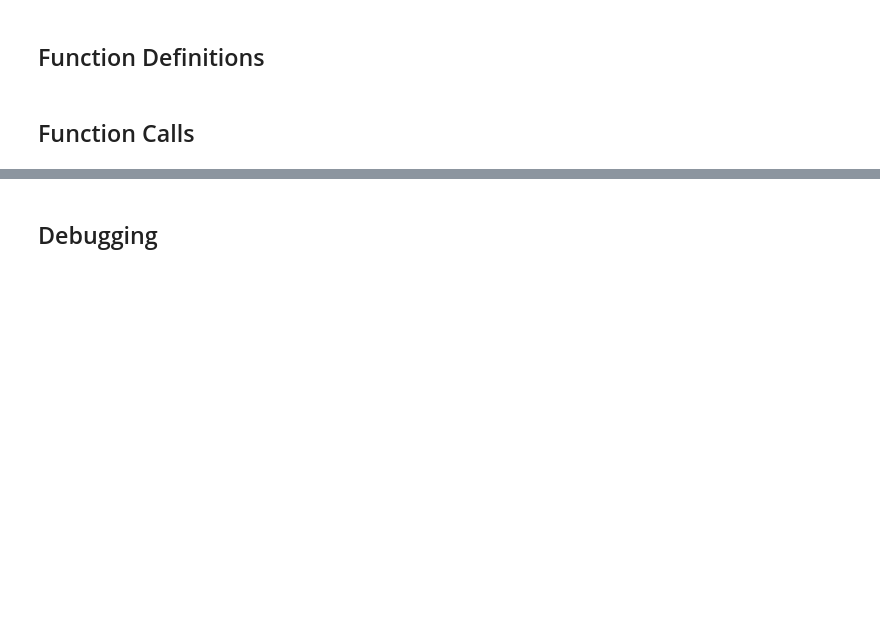
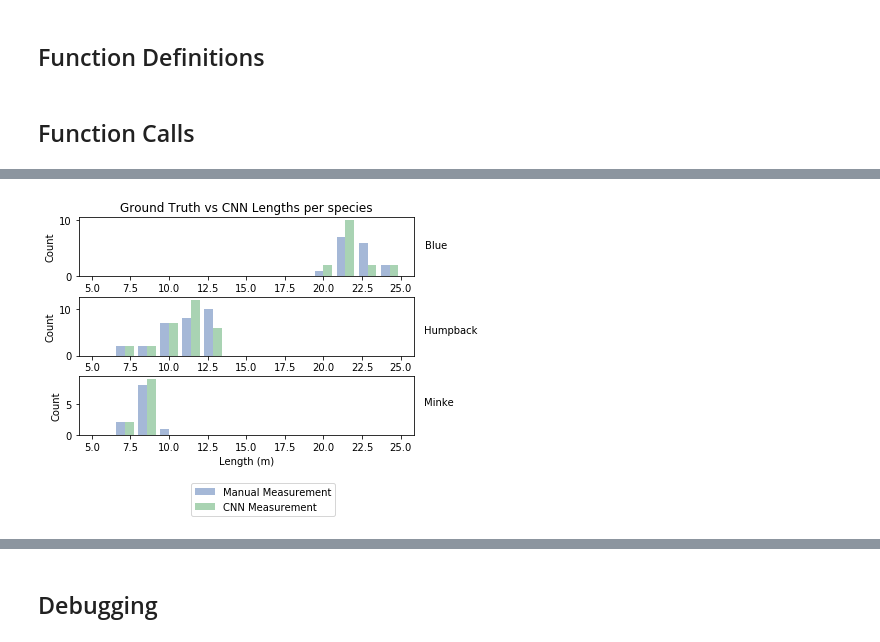
Before and after one commit to patrickcgray/cetacean_photogram, a Jupyter notebook: photogram.ipynb, the cells around one changed output, grey strips where cells are left out. Drawn from its saved outputs; the diff is of its cells as text; code cells hidden in the pictures; blank space fills up the shorter version.

```diff
--- a/photogram.ipynb
+++ b/photogram.ipynb
@@ -661,0 +917,49 @@ DSC00660.JPG
+# %%
+blue_gt = blues['Total Length (m)']
+blue_cnn = blues['detected_len']
+
+minke_gt = minkes['Total Length (m)']
+minke_cnn = minkes['detected_len']
+
+hump_gt = humpbacks['Total Length (m)']
+hump_cnn = humpbacks['detected_len']
+
+plt.xlabel('Length (m)')
+plt.ylabel('Count')
+
+
+bins = np.linspace(5, 25, 15)
+#bins = range(6, 25)
+plt.subplot(311)
+plt.hist([blue_gt, blue_cnn], bins, alpha=0.5,  label=['Ground Truth Measurement', 'CNN Measurement'])
+plt.title('Ground Truth vs CNN Lengths per species')
+plt.xlabel('Length (m)')
+plt.ylabel('Count')
+#plt.legend(loc="upper left", bbox_to_anchor=(1,1))
+
+plt.text(26.6,6.5,"Blue", verticalalignment="top")
+
+bins = np.linspace(5, 25, 15)
+plt.subplot(312)
+plt.hist([hump_gt, hump_cnn], bins, alpha=0.5, label=['Humpback Ground Truth', 'Humpback CNN'])
+plt.xlabel('Length (m)')
+plt.ylabel('Count')
+#plt.legend(loc="upper right")
+plt.text(26.5,6.5,"Humpback", verticalalignment="top")
+
+bins = np.linspace(5, 25, 15)
+plt.subplot(313)
+plt.hist([minke_gt, minke_cnn], bins, alpha=0.5,label=['Manual Measurement', 'CNN Measurement'])
+plt.xlabel('Length (m)')
+plt.ylabel('Count')
+plt.legend(loc="upper right", bbox_to_anchor=(.78,-.73))
+plt.text(26.5,6,"Minke", verticalalignment="top")
+
+
+plt.subplots_adjust(hspace=.35)
+
+plt.savefig("hist_whales.png", dpi=512, bbox_inches='tight')
+
+plt.show()
+# %% [output]
+[figure, added]
```
Also changed, not shown: parts of 70 cells of this notebook, 2 other files.
